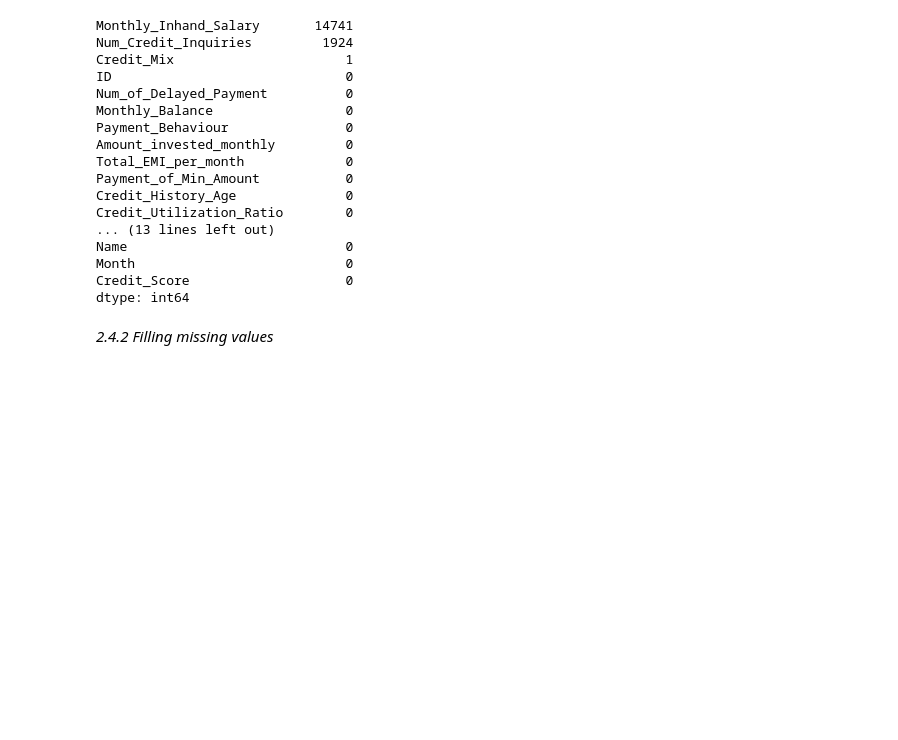
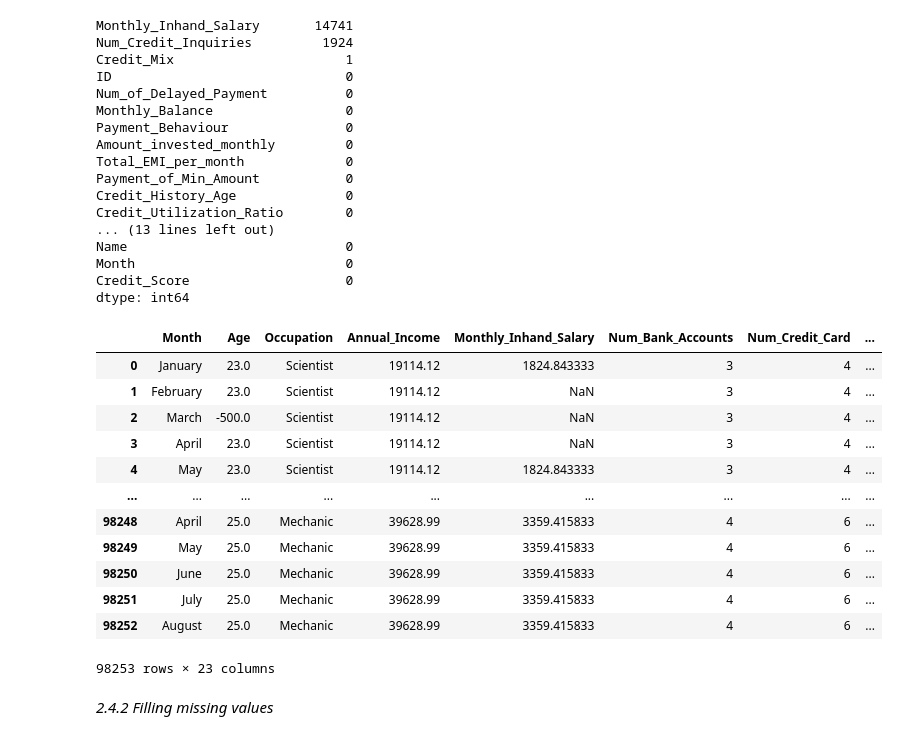
Before and after one commit to AakashRevankar/ML_projects, a Jupyter notebook: 2_Classification.ipynb, the cells around one changed output. Saved outputs shown, nothing was run; the diff lists cells and outputs as text; code cells hidden in the pictures; blank space fills up the shorter version.

```diff
--- a/2_Classification.ipynb
+++ b/2_Classification.ipynb
@@ -490,6 +490,27 @@ Name                            0
 Month                           0
 Credit_Score                    0
 dtype: int64
+# %%
+df.drop('Num_of_Loan',axis=1,inplace=True)
+#Type_of_Loan and Num_of_Loan are reduntant columns,
+# so we decide to drop Num_of_Loan column
+
+df.drop(['ID', 'Customer_ID', 'Name', 'SSN'], axis = 1, inplace = True)
+df
+# %% [output]
+|  | Month | Age | Occupation | Annual_Income | Monthly_Inhand_Salary | Num_Bank_Accounts | Num_Credit_Card | ... |
+| 0 | January | 23.0 | Scientist | 19114.12 | 1824.843333 | 3 | 4 | ... |
+| 1 | February | 23.0 | Scientist | 19114.12 | NaN | 3 | 4 | ... |
+| 2 | March | -500.0 | Scientist | 19114.12 | NaN | 3 | 4 | ... |
+| 3 | April | 23.0 | Scientist | 19114.12 | NaN | 3 | 4 | ... |
+| 4 | May | 23.0 | Scientist | 19114.12 | 1824.843333 | 3 | 4 | ... |
+| ... | ... | ... | ... | ... | ... | ... | ... | ... |
+| 98248 | April | 25.0 | Mechanic | 39628.99 | 3359.415833 | 4 | 6 | ... |
+| 98249 | May | 25.0 | Mechanic | 39628.99 | 3359.415833 | 4 | 6 | ... |
+| 98250 | June | 25.0 | Mechanic | 39628.99 | 3359.415833 | 4 | 6 | ... |
+| 98251 | July | 25.0 | Mechanic | 39628.99 | 3359.415833 | 4 | 6 | ... |
+| 98252 | August | 25.0 | Mechanic | 39628.99 | 3359.415833 | 4 | 6 | ... |
+98253 rows × 23 columns
 # %% [markdown]
 _2.4.2 Filling missing values_
 # %% [markdown]
```
Also changed, not shown: parts of 17 cells of this notebook.
